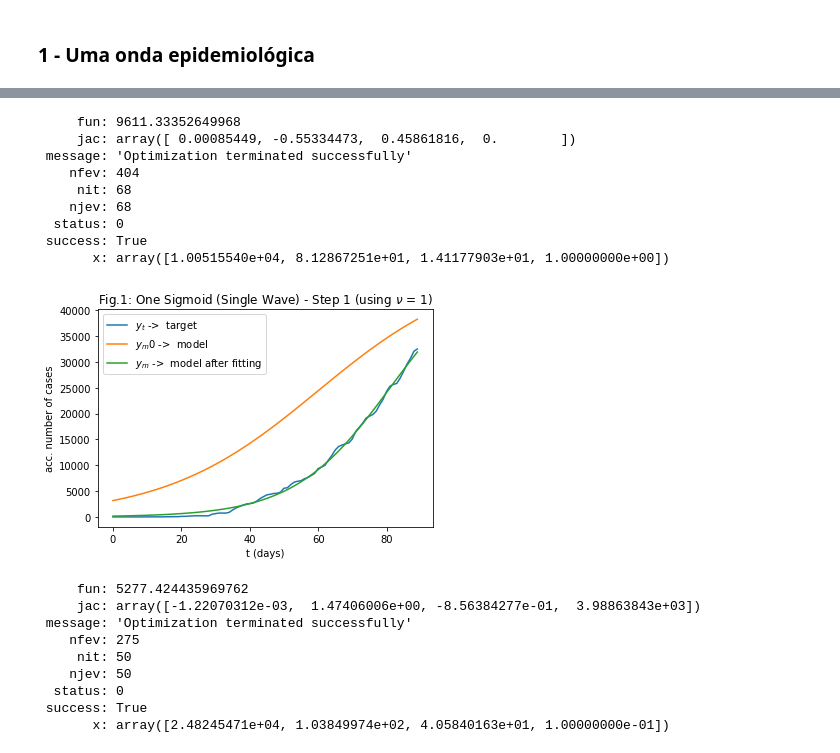
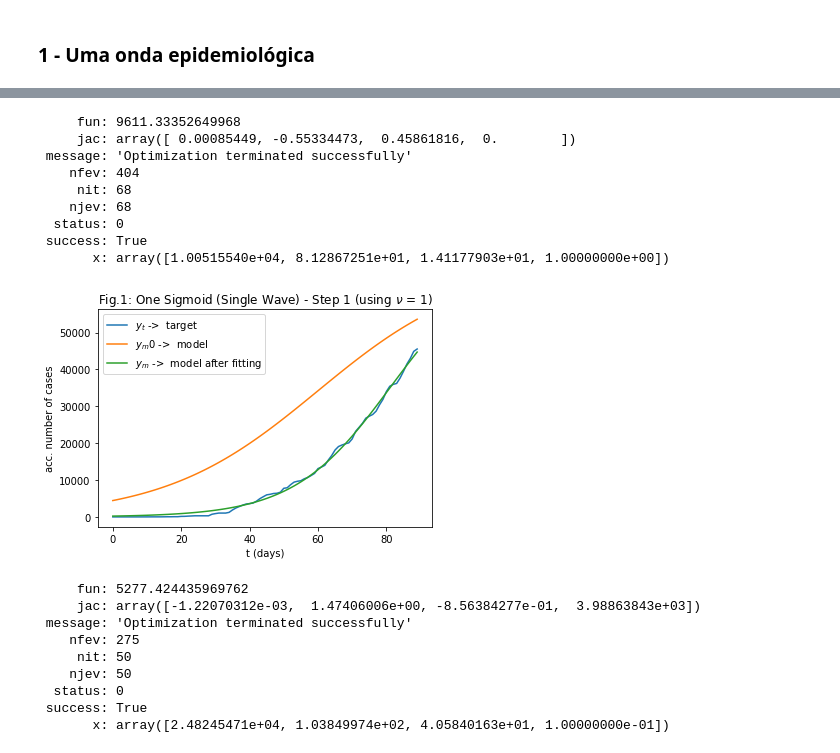
Before and after one commit to fpelogia/epid-models, a Jupyter notebook: optimize_sp.ipynb, the cells around one changed output, grey strips where cells are left out. Saved outputs shown, nothing was run; the diff lists cells and outputs as text; code cells hidden in the pictures.

```diff
--- a/optimize_sp.ipynb
+++ b/optimize_sp.ipynb
@@ -13,7 +13,11 @@ from new_wave import new_wave_detection, filter_data, forward_euler
 #import data
 data = pd.read_csv("Datasets/sp.csv")
 city_name = 'São Paulo'
-acc_n_cases = data.total_confirmed /7
+
+#scaling_factor = 1
+scaling_factor = 7 # SP
+
+acc_n_cases = data.total_confirmed / scaling_factor
 normalized_acc_n_cases = data.total_confirmed / max(data.total_confirmed)
 t = np.linspace(0, len(acc_n_cases), len(acc_n_cases))
 
@@ -150,37 +154,37 @@ cons = [con1, con2, con3, con4]
 # Step 1 - Optimize a symmetric sigmoid (nu = 1)
 y_t = acc_n_cases[:n_days]
 A0 = 1.5*max(y_t)
 tp0 = (2/3)*len(y_t)
 delta0 = (1/4)*len(y_t)
 nu0 = 1
 x0 = [A0, tp0, delta0, nu0]
 sol = minimize(loss_f_sym, x0, constraints=cons, args=('MSE'), method='SLSQP')
 print(sol)
 
 # Optimal values
 [A, tp, delta, nu] = sol.x
 
 y_m0 = f_t(t[:n_days], A0, tp0, delta0, nu0)
 y_m = f_t(t[:n_days], A, tp, delta, nu)
 plt.title('Fig.1: One Sigmoid (Single Wave) - Step 1 (using $\\nu$ = 1)')
-plt.plot(y_t, label='$y_t$ ->  target')
-plt.plot(y_m0, label='$y_m0$ ->  model')
-plt.plot(y_m, label='$y_m$ ->  model after fitting')
+plt.plot(scaling_factor * y_t, label='$y_t$ ->  target')
+plt.plot(scaling_factor * y_m0, label='$y_m0$ ->  model')
+plt.plot(scaling_factor * y_m, label='$y_m$ ->  model after fitting')
 plt.xlabel('t (days)')
 plt.ylabel('acc. number of cases')
 plt.legend()
 plt.show()
 # %% [output]
      fun: 9611.33352649968
      jac: array([ 0.00085449, -0.55334473,  0.45861816,  0.        ])
  message: 'Optimization terminated successfully'
     nfev: 404
      nit: 68
     njev: 68
   status: 0
  success: True
        x: array([1.00515540e+04, 8.12867251e+01, 1.41177903e+01, 1.00000000e+00])
-[figure, old version]
+[figure, new version]
 # %%
 # Step 2 - Optimize an assymmetric sigmoid
 # using optimal values of step 1 as the starting point
```
Also changed, not shown: 1 other file.
